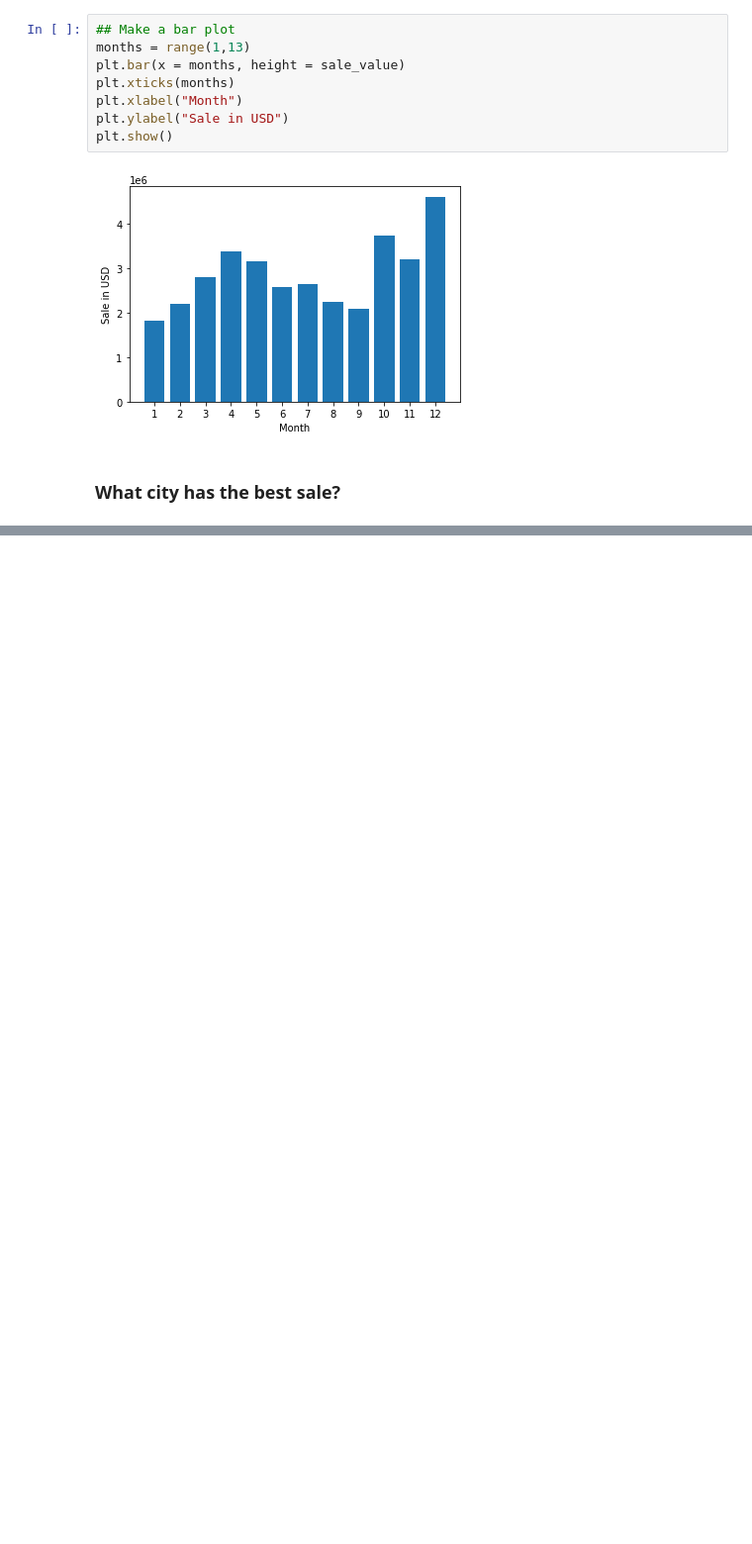
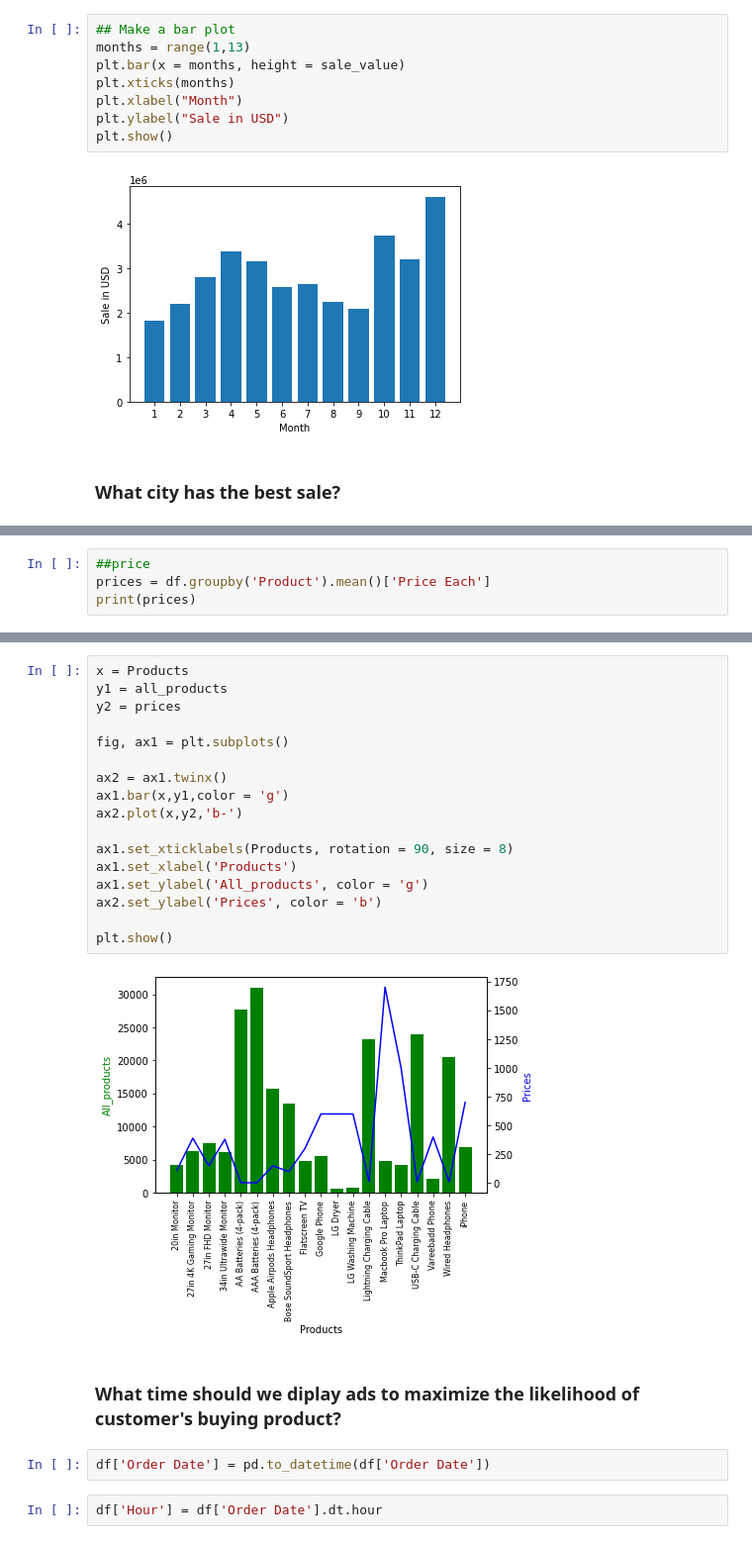
Before and after one commit to NguyenThiTHuHuyen304/crawl-data-analyst, a Jupyter notebook: salesReporting/SalesReporting.ipynb, the cells around one changed output, grey strips where cells are left out. Shown at 99% size. Drawn from its saved outputs; the diff is of its cells as text; blank space fills up the shorter version.

```diff
--- a/salesReporting/SalesReporting.ipynb
+++ b/salesReporting/SalesReporting.ipynb
@@ -173,0 +255,4 @@ print(sample_address.split(',')[1])
+# %%
+##price
+prices = df.groupby('Product').mean()['Price Each']
+print(prices)
@@ -173,0 +277,25 @@ print(sample_address.split(',')[1])
+# %%
+x = Products
+y1 = all_products
+y2 = prices
+
+fig, ax1 = plt.subplots()
+
+ax2 = ax1.twinx()
+ax1.bar(x,y1,color = 'g')
+ax2.plot(x,y2,'b-')
+
+ax1.set_xticklabels(Products, rotation = 90, size = 8)
+ax1.set_xlabel('Products')
+ax1.set_ylabel('All_products', color = 'g')
+ax2.set_ylabel('Prices', color = 'b')
+
+plt.show()
+# %% [output]
+[figure, added]
+# %% [markdown]
+### What time should we diplay ads to maximize the likelihood of customer's buying product?
+# %%
+df['Order Date'] = pd.to_datetime(df['Order Date'])
+# %%
+df['Hour'] = df['Order Date'].dt.hour
```
Also changed, not shown: parts of 22 cells of this notebook.
